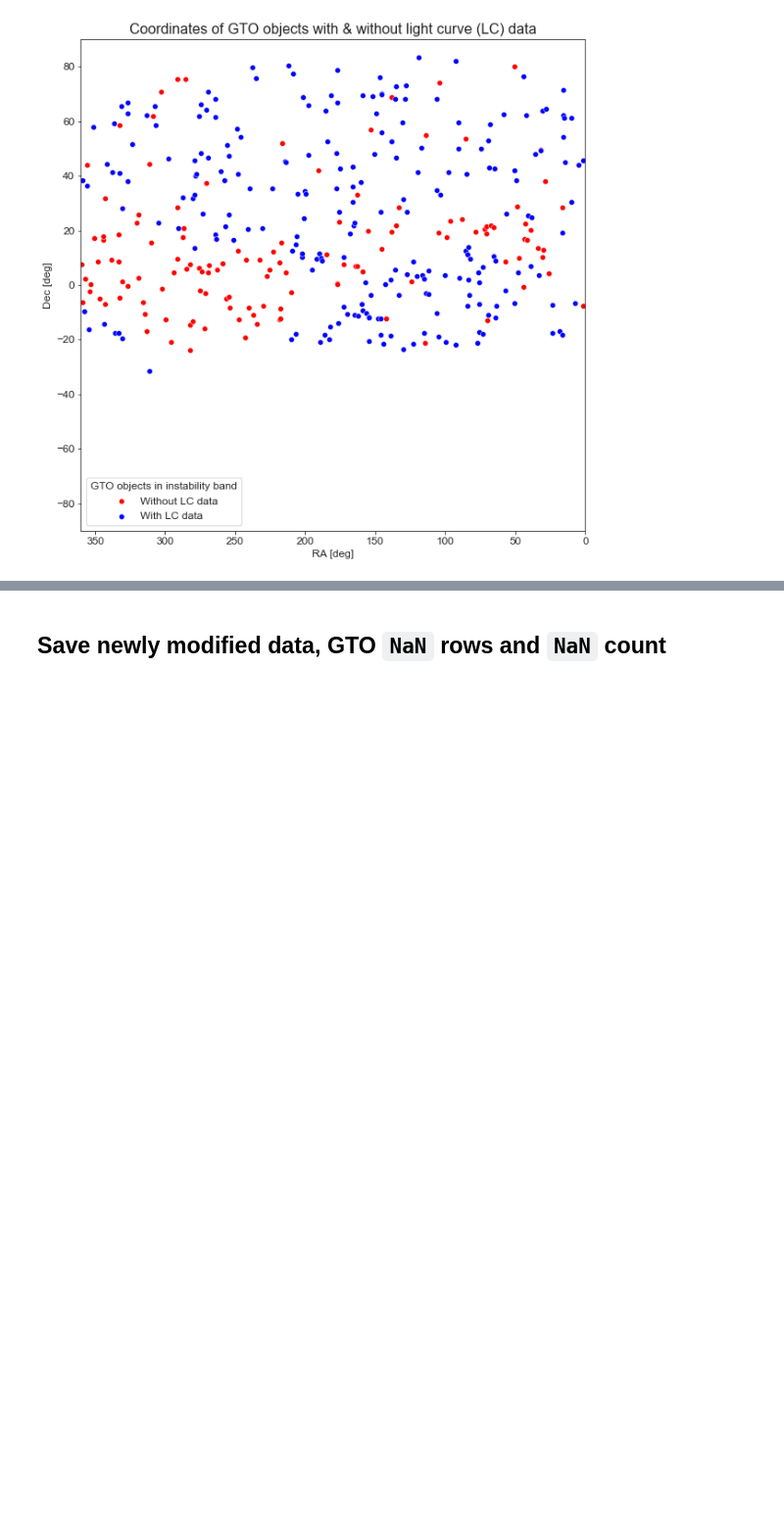
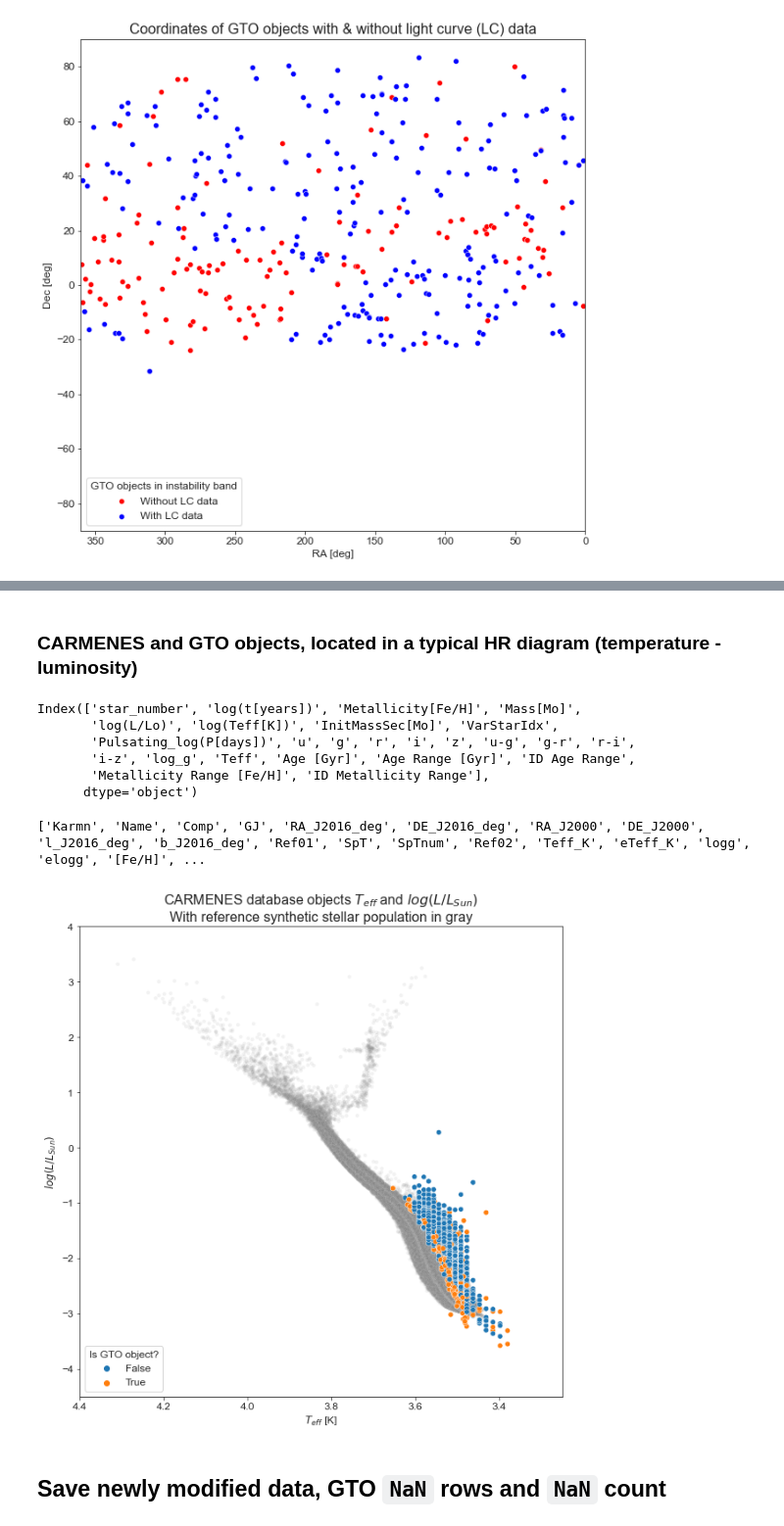
Before and after one commit to Data-Science-Ciro7/TFM_AA, a Jupyter notebook: 02_01_ETL/ETL_10_GTO_Inspection_Instability_bands_and_LC.ipynb, the cells around one changed output, grey strips where cells are left out. Shown: that part at 98% size. Saved outputs shown, nothing was run; the diff lists cells and outputs as text; code cells hidden in the pictures; blank space fills up the shorter version.

```diff
--- a/02_01_ETL/ETL_10_GTO_Inspection_Instability_bands_and_LC.ipynb
+++ b/02_01_ETL/ETL_10_GTO_Inspection_Instability_bands_and_LC.ipynb
@@ -38,6 +38,7 @@ IMAGE_NOMINAL_OUT = "./img/ETL_10_01_GTO_Instability_bands_Nominal.png"
 IMAGE_RANGED_OUT = "./img/ETL_10_02_GTO_Instability_bands_Ranged.png"
 IMAGE_RANGED_OUT_FULL_HR = "./img/ETL_10_03_GTO_Instability_bands_Ranged_Full_HR.png"
 IMAGE_NO_LC_GTO_LOCATION = "./img/ETL_10_04_Location_of_GTO_without_LC.png"
+IMAGE_HR_TEFF = "./img/ETL_10_05_Carmenes_objects_in_HR_diagram.png"
 
 # Instability bands:
 INST_B = {
@@ -540,6 +541,56 @@ plt.legend(title="GTO objects in instability band", title_fontsize='large',
            loc='best', fontsize=12)
 plt.savefig(IMAGE_NO_LC_GTO_LOCATION)
 plt.show();
+# %% [markdown]
+### CARMENES and GTO objects, located in a typical HR diagram (temperature - luminosity)
+# %%
+stellar_pop.columns
+# %% [output]
+Index(['star_number', 'log(t[years])', 'Metallicity[Fe/H]', 'Mass[Mo]',
+       'log(L/Lo)', 'log(Teff[K])', 'InitMassSec[Mo]', 'VarStarIdx',
+       'Pulsating_log(P[days])', 'u', 'g', 'r', 'i', 'z', 'u-g', 'g-r', 'r-i',
+       'i-z', 'log_g', 'Teff', 'Age [Gyr]', 'Age Range [Gyr]', 'ID Age Range',
+       'Metallicity Range [Fe/H]', 'ID Metallicity Range'],
+      dtype='object')
+# %%
+print(carmenes.columns.to_list())
+# %% [output]
+['Karmn', 'Name', 'Comp', 'GJ', 'RA_J2016_deg', 'DE_J2016_deg', 'RA_J2000', 'DE_J2000', 'l_J2016_deg', 'b_J2016_deg', 'Ref01', 'SpT', 'SpTnum', 'Ref02', 'Teff_K', 'eTeff_K', 'logg', 'elogg', '[Fe/H]', ...
+# %%
+plt.figure(figsize=(10,10))
+#ax = sns.scatterplot(data=gto, x='Teff_K', y='logg', hue='InstBand_ranged')
+# Draw the synthetic population:
+ax = sns.scatterplot(data=stellar_pop, x='log(Teff[K])', y='log(L/Lo)', color='gray', size=1.0, alpha=0.1,
+                     legend=False)
+
+# Set plot limits as per typical logg and Teff values in HR diagram.
+x_min = 3.25
+x_max = 4.40
+y_min = -4.5
+y_max = 4.0
+ax.set_xlim((x_min, x_max))
+ax.set_ylim((y_min, y_max))
+
+# Add the synthetic population:
+#sns.scatterplot(data=stellar_pop, x='Teff', y='log_g', color='gray', size=1.0, alpha=0.1,
+#                ax=ax, legend=False)
+# Add the CARMENES objetcs:
+sns.scatterplot(data=carmenes, x=np.log10(carmenes['Teff_K']), y=np.log10(carmenes['L_Lsol']),
+                hue='is_GTO', ax=ax, legend=True)
+
+# Set titles, sizes etc.
+ax.set_title("CARMENES database objects $T_{eff}$ and $log(L/L_{Sun})$\n"
+             "With reference synthetic stellar population in gray", fontsize=16)
+ax.set_xlabel("$T_{eff}$ [K]", fontsize=12)
+ax.set_ylabel("$log(L/L_{Sun})$", fontsize=12)
+ax.tick_params(axis='both', which='major', bottom=True, left=True, labelsize=12)
+ax.invert_xaxis()
+plt.legend(title="Is GTO object?", title_fontsize='large',
+           loc='lower left', fontsize=12)
+plt.savefig(IMAGE_HR_TEFF)
+plt.show();
+# %% [output]
+[figure, added]
 # %% [markdown]
 ## Save newly modified data, GTO `NaN` rows and `NaN` count
 # %%
```
Also changed, not shown: parts of 2 cells of this notebook, 11 other files.
